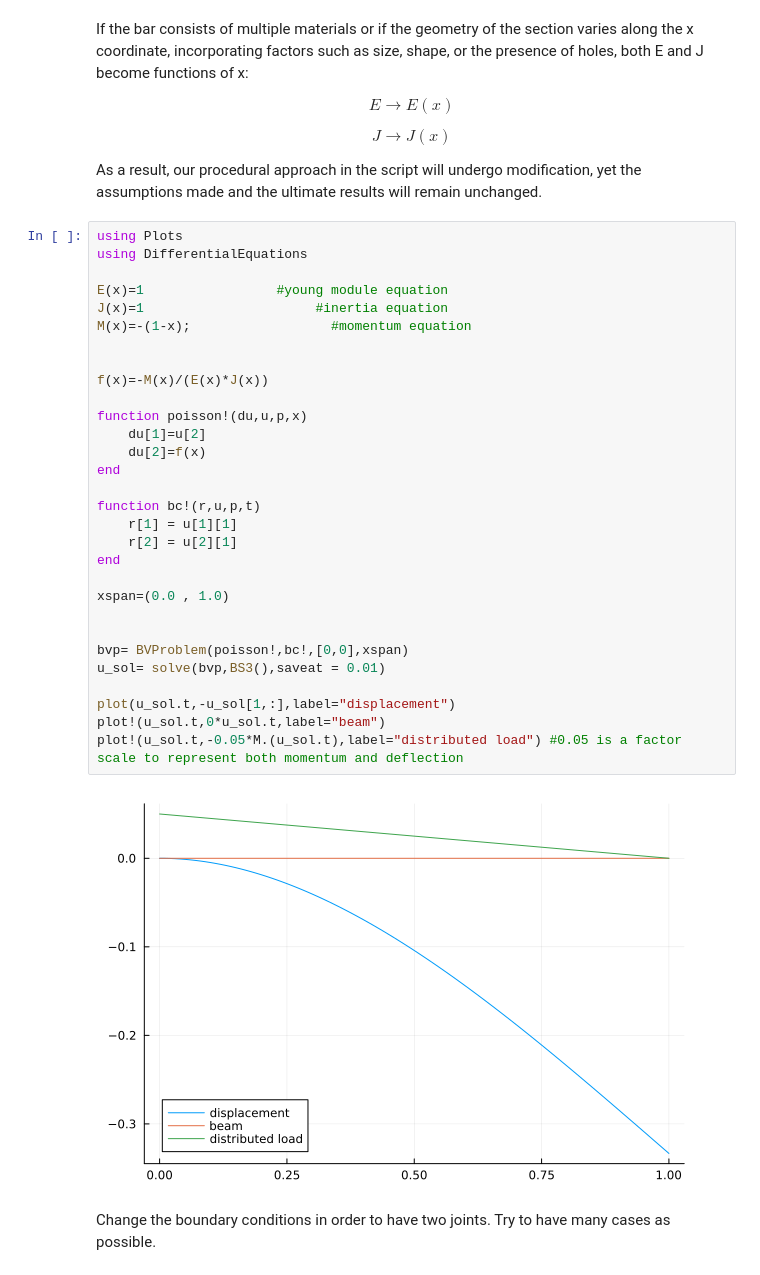
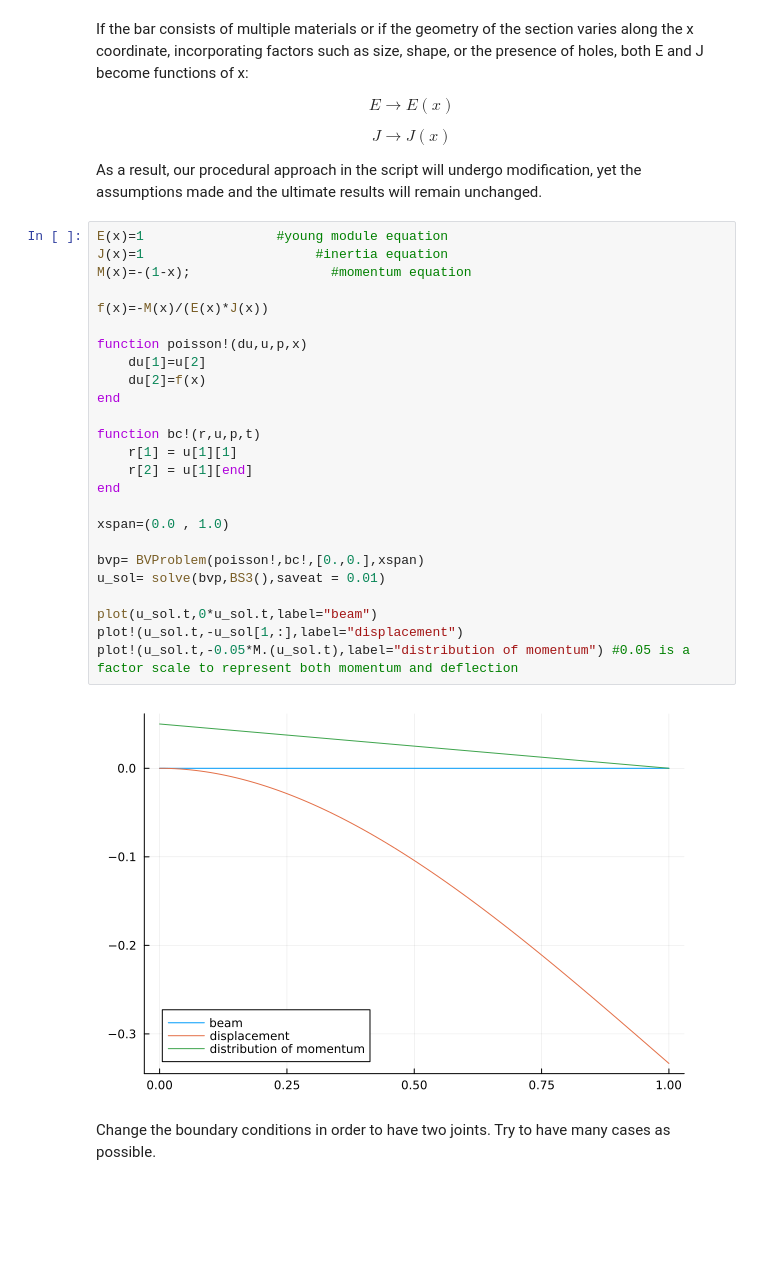
Before and after one commit to Kstreme/ENSAM-TUD01_G1, a Jupyter notebook: Final Notebook Group 1.ipynb, the cells around one changed output. Saved outputs shown, nothing was run; the diff lists cells and outputs as text; blank space fills up the shorter version.

```diff
--- a/Final Notebook Group 1.ipynb
+++ b/Final Notebook Group 1.ipynb
@@ -146,37 +136,32 @@ $$ J \rightarrow J(x) $$
 
 As a result, our procedural approach in the script will undergo modification, yet the assumptions made and the ultimate results will remain unchanged.
 # %%
-using Plots
-using DifferentialEquations
-
 E(x)=1                 #young module equation
 J(x)=1                      #inertia equation
 M(x)=-(1-x);                  #momentum equation
-
 
 f(x)=-M(x)/(E(x)*J(x))
 
 function poisson!(du,u,p,x)
     du[1]=u[2]
     du[2]=f(x)
 end
 
 function bc!(r,u,p,t)
     r[1] = u[1][1]
-    r[2] = u[2][1]
+    r[2] = u[1][end]
 end
 
 xspan=(0.0 , 1.0)
 
-
-bvp= BVProblem(poisson!,bc!,[0,0],xspan)
+bvp= BVProblem(poisson!,bc!,[0.,0.],xspan)
 u_sol= solve(bvp,BS3(),saveat = 0.01)
 
-plot(u_sol.t,-u_sol[1,:],label="displacement")
-plot!(u_sol.t,0*u_sol.t,label="beam")
-plot!(u_sol.t,-0.05*M.(u_sol.t),label="distributed load") #0.05 is a factor scale to represent both momentum and deflection
+plot(u_sol.t,0*u_sol.t,label="beam")
+plot!(u_sol.t,-u_sol[1,:],label="displacement")
+plot!(u_sol.t,-0.05*M.(u_sol.t),label="distribution of momentum") #0.05 is a factor scale to represent both momentum and deflection
 # %% [output]
-[figure, old version]
+[figure, new version]
 # %% [markdown]
 Change the boundary conditions in order to have two joints. Try to have many cases as possible.
 # %% [markdown]
```
Also changed, not shown: parts of 8 cells of this notebook.
